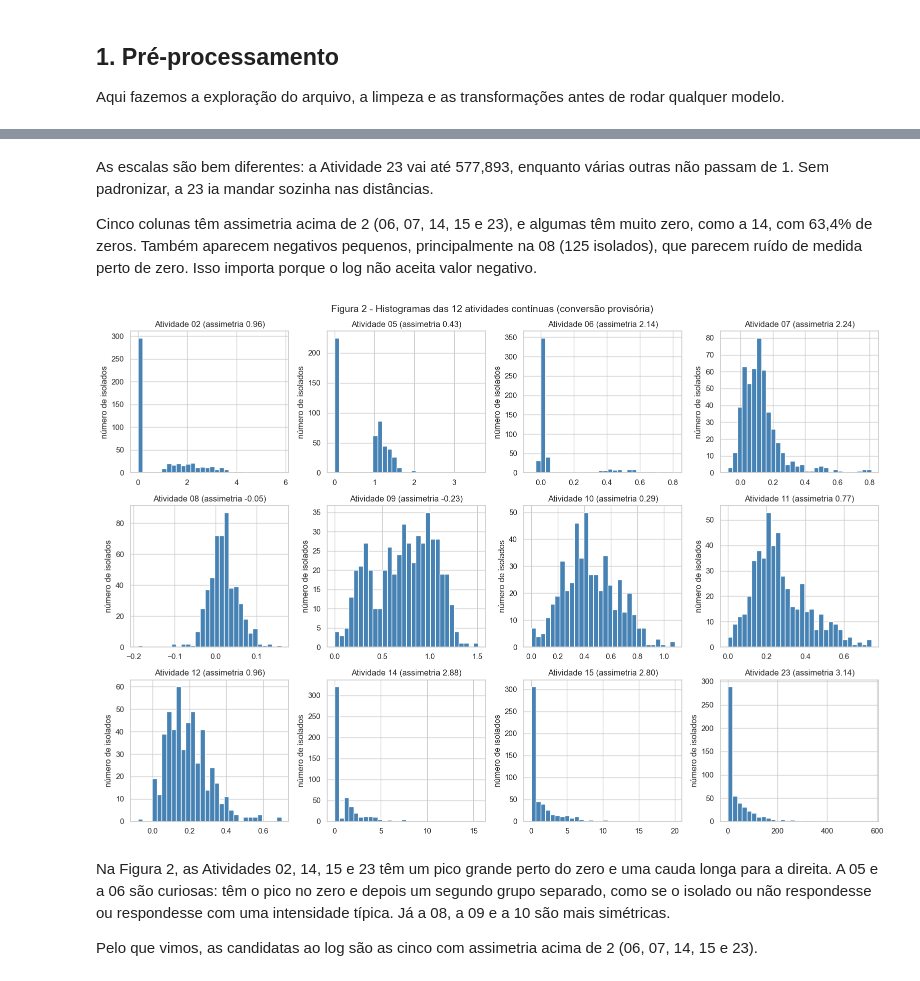
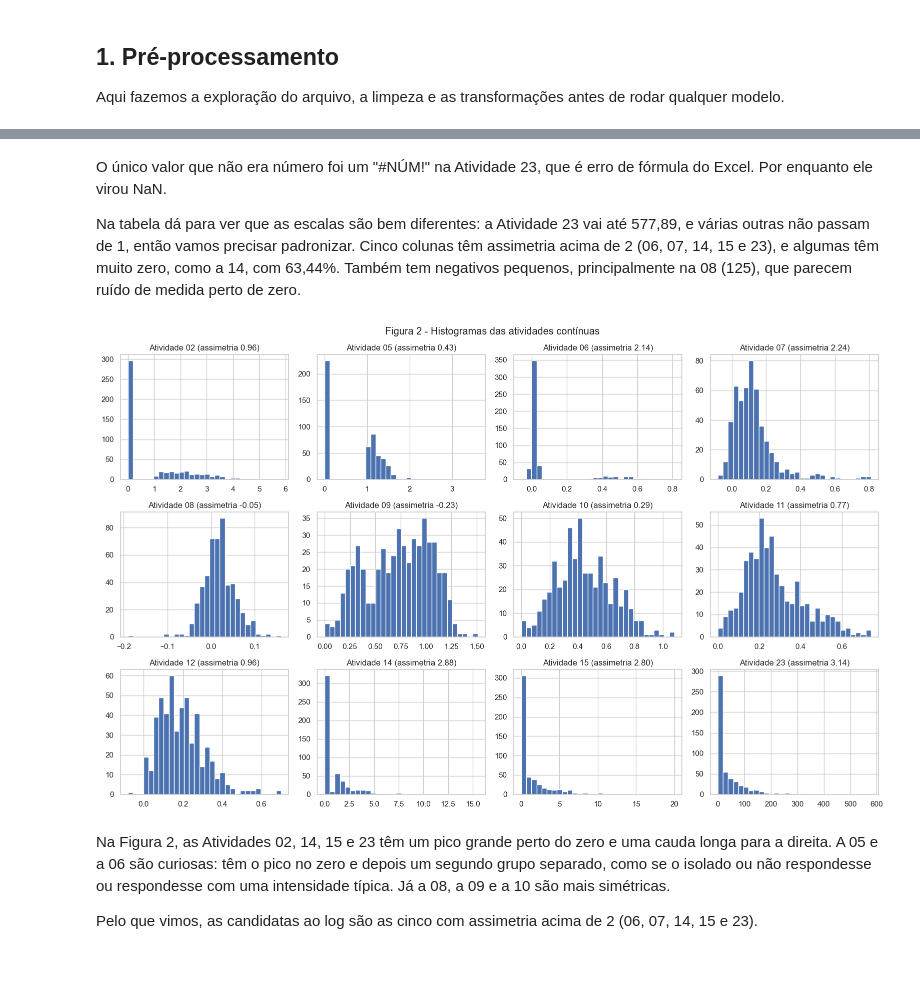
Before and after one commit to dharahadi/t1-aprendizado-maquina, a Jupyter notebook: T1_Regenera.ipynb, the cells around one changed output, grey strips where cells are left out. Drawn from its saved outputs; the diff is of its cells as text; code cells hidden in the pictures.

```diff
--- a/T1_Regenera.ipynb
+++ b/T1_Regenera.ipynb
@@ -192,12 +155,11 @@ Também tem códigos que aparecem uma ou duas vezes, como o 7 em Cor e o 2 em Mu
 # %%
-fig, axes = plt.subplots(3, 3, figsize=(15, 13))
-for ax, c in zip(axes.ravel(), CAT_COLS):
-    vc = df_raw[c].value_counts(dropna=False).head(15)  # os 15 valores mais frequentes
-    rotulos = [str(v) for v in vc.index]  # str em cada valor para o nan virar rotulo
-    ax.barh(rotulos[::-1], vc.values[::-1], color="steelblue")  # mais frequente no topo
+fig, axes = plt.subplots(3, 3, figsize=(15, 12))
+for ax, c in zip(axes.flat, ["GRAM"] + MORPH):
+    vc = df_raw[c].value_counts(dropna=False).head(15)
+    ax.barh([str(v) for v in vc.index], vc.values)  # str para o nan aparecer como rotulo
+    ax.invert_yaxis()  # mais frequente em cima
     ax.set_title(c)
-    ax.set_xlabel("número de isolados")
-fig.suptitle("Figura 1 - Valores mais frequentes do GRAM e das colunas de morfologia (dados crus)", fontsize=14)
-fig.tight_layout()
+fig.suptitle("Figura 1 - Valores mais frequentes do GRAM e da morfologia")
+plt.tight_layout()
 plt.show()
 # %% [output]
@@ -211,10 +175,5 @@ Para conseguir fazer os gráficos, convertemos as atividades para número de for
 # %%
-acts_txt = df_raw[ACTS].replace({"Positivo": "1", "Negativo": "0"})  # binarias escritas por extenso
-acts_num = acts_txt.apply(pd.to_numeric, errors="coerce")  # conversao provisoria, so para explorar
-
-perdidos = acts_txt.notna() & acts_num.isna()  # tinha texto e virou nan na conversao
-for c in ACTS:
-    if perdidos[c].any():
-        print(f"{c}: {acts_txt.loc[perdidos[c], c].value_counts().to_dict()}")
-print(f"Total de células que viraram NaN na conversão: {perdidos.values.sum()}")
+acts_txt = df_raw[ACTS].replace({"Positivo": "1", "Negativo": "0"})
+acts_num = acts_txt.apply(pd.to_numeric, errors="coerce")  # provisorio, so para explorar
+acts_txt[acts_num.isna() & acts_txt.notna()].stack()  # valores que nao eram numero
 # %% [output]
@@ -245,19 +202,17 @@ desc_cont.round(3)
 # %% [markdown]
-As escalas são bem diferentes: a Atividade 23 vai até 577,893, enquanto várias outras não passam de 1. Sem padronizar, a 23 ia mandar sozinha nas distâncias.
+O único valor que não era número foi um "#NÚM!" na Atividade 23, que é erro de fórmula do Excel. Por enquanto ele virou NaN.
 
-Cinco colunas têm assimetria acima de 2 (06, 07, 14, 15 e 23), e algumas têm muito zero, como a 14, com 63,4% de zeros. Também aparecem negativos pequenos, principalmente na 08 (125 isolados), que parecem ruído de medida perto de zero. Isso importa porque o log não aceita valor negativo.
+Na tabela dá para ver que as escalas são bem diferentes: a Atividade 23 vai até 577,89, e várias outras não passam de 1, então vamos precisar padronizar. Cinco colunas têm assimetria acima de 2 (06, 07, 14, 15 e 23), e algumas têm muito zero, como a 14, com 63,44%. Também tem negativos pequenos, principalmente na 08 (125), que parecem ruído de medida perto de zero.
 # %%
-fig, axes = plt.subplots(3, 4, figsize=(16, 11))
-for ax, c in zip(axes.ravel(), CONT_ACTS):
-    x = acts_num[c].dropna()
-    ax.hist(x, bins=30, color="steelblue", edgecolor="white")
-    ax.set_title(f"{c} (assimetria {x.skew():.2f})")
-    ax.set_ylabel("número de isolados")
-fig.suptitle("Figura 2 - Histogramas das 12 atividades contínuas (conversão provisória)", fontsize=14)
-fig.tight_layout()
+fig, axes = plt.subplots(3, 4, figsize=(16, 10))
+for ax, c in zip(axes.flat, CONT_ACTS):
+    ax.hist(acts_num[c].dropna(), bins=30)
+    ax.set_title(f"{c} (assimetria {acts_num[c].skew():.2f})")
+fig.suptitle("Figura 2 - Histogramas das atividades contínuas")
+plt.tight_layout()
 plt.show()
 # %% [output]
-[figure, old version]
+[figure, new version]
 # %% [markdown]
 Na Figura 2, as Atividades 02, 14, 15 e 23 têm um pico grande perto do zero e uma cauda longa para a direita. A 05 e a 06 são curiosas: têm o pico no zero e depois um segundo grupo separado, como se o isolado ou não respondesse ou respondesse com uma intensidade típica. Já a 08, a 09 e a 10 são mais simétricas.
 
```
Also changed, not shown: parts of 35 cells of this notebook.
